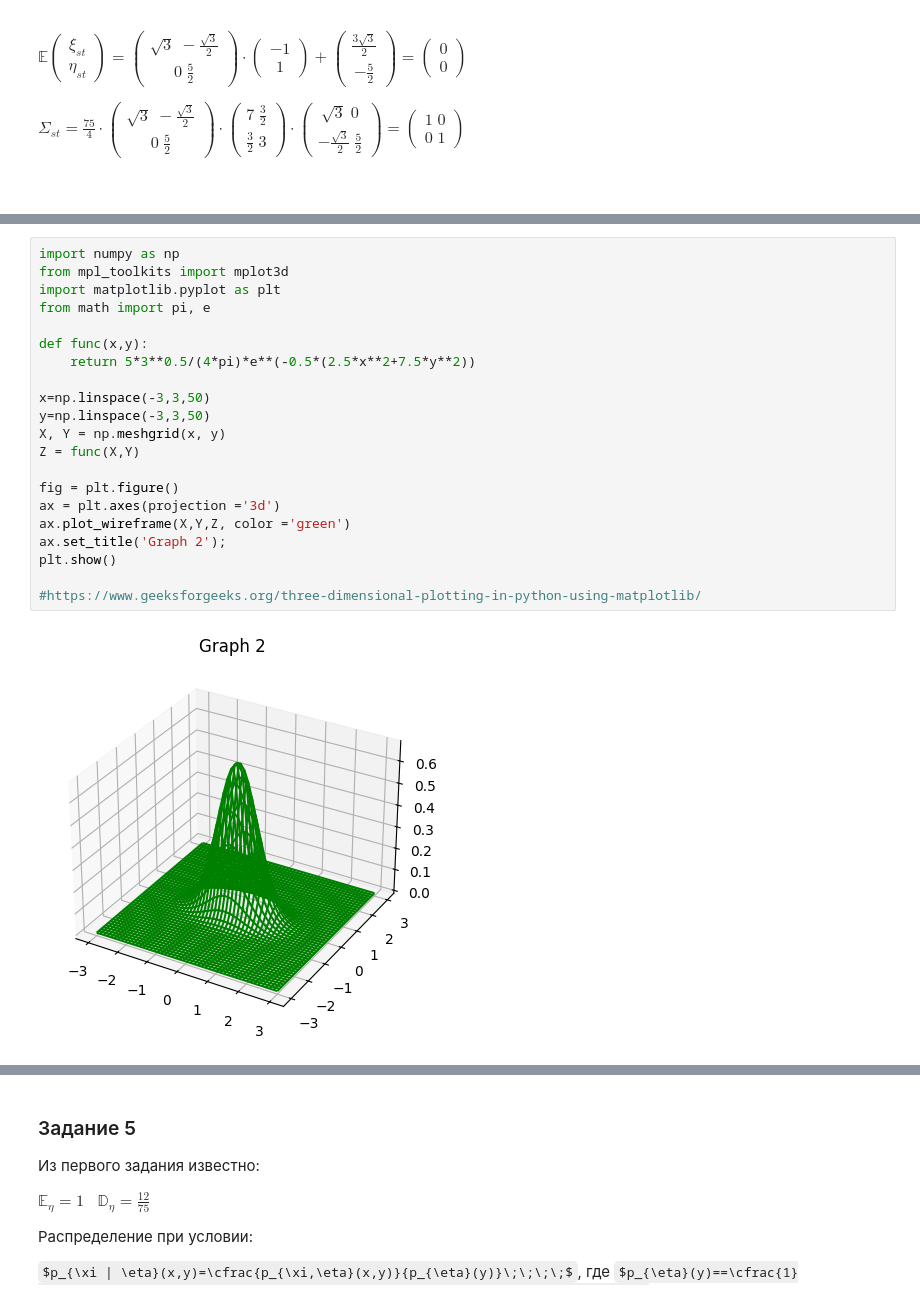
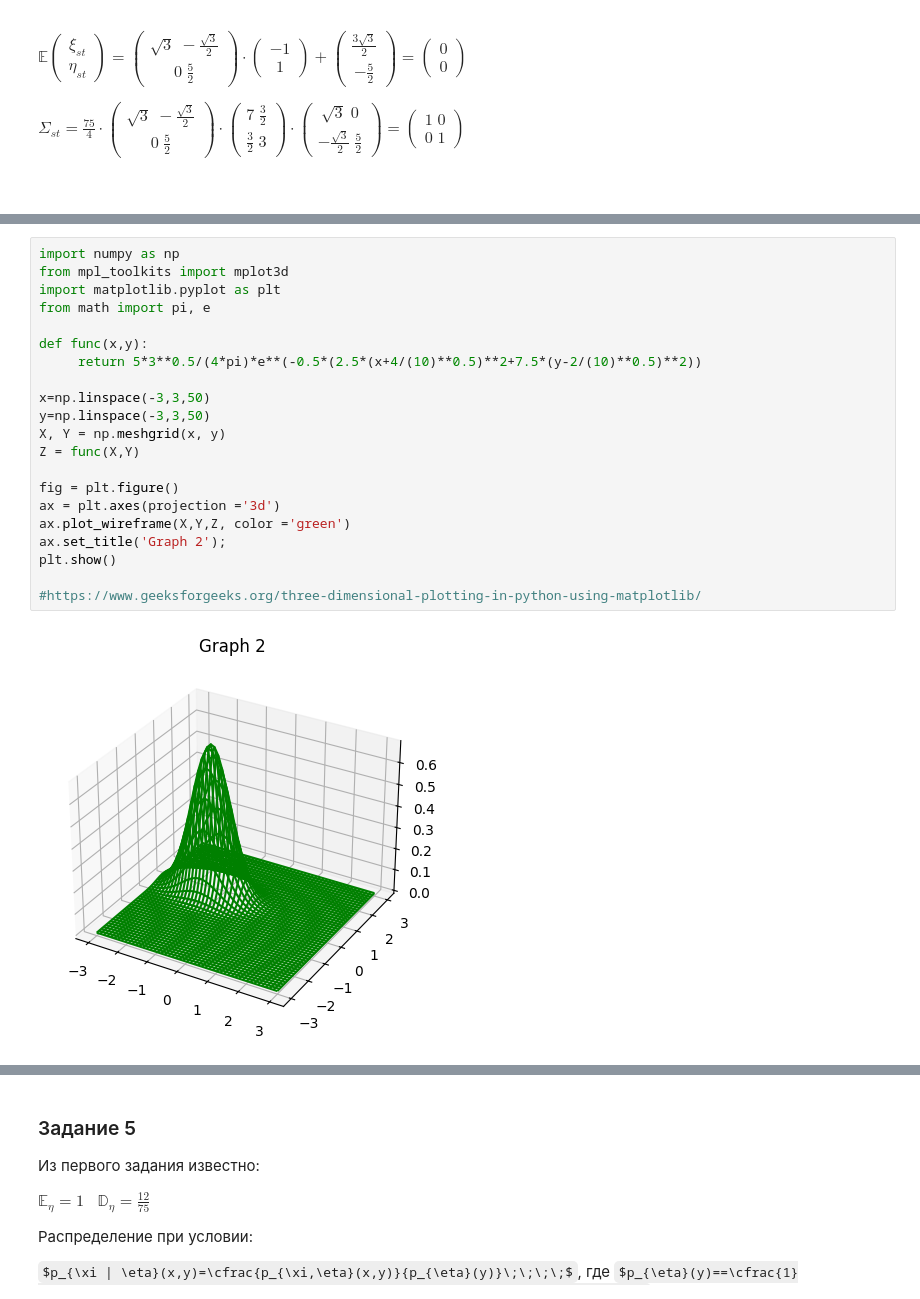
Before and after one commit to the-mvi/stat_an_gr2364-2024, a Jupyter notebook: 2364_Perevozchikov_MA_task1.ipynb, the cells around one changed output, grey strips where cells are left out. Drawn from its saved outputs; the diff is of its cells as text; some formulas as TeX source.

```diff
--- a/2364_Perevozchikov_MA_task1.ipynb
+++ b/2364_Perevozchikov_MA_task1.ipynb
@@ -395,26 +414,26 @@ $\;$
 # %%
 import numpy as np
 from mpl_toolkits import mplot3d
 import matplotlib.pyplot as plt
 from math import pi, e
 
 def func(x,y):
-    return 5*3**0.5/(4*pi)*e**(-0.5*(2.5*x**2+7.5*y**2))
+     return 5*3**0.5/(4*pi)*e**(-0.5*(2.5*(x+4/(10)**0.5)**2+7.5*(y-2/(10)**0.5)**2))
 
 x=np.linspace(-3,3,50)
 y=np.linspace(-3,3,50)
 X, Y = np.meshgrid(x, y)
 Z = func(X,Y)
 
 fig = plt.figure()
 ax = plt.axes(projection ='3d')
 ax.plot_wireframe(X,Y,Z, color ='green')
 ax.set_title('Graph 2');
 plt.show()
 
 #https://www.geeksforgeeks.org/three-dimensional-plotting-in-python-using-matplotlib/
 # %% [output]
-[figure, old version]
+[figure, new version]
 # %% [markdown]
 ### Задание 4
 
```
Also changed, not shown: parts of 3 cells of this notebook.
